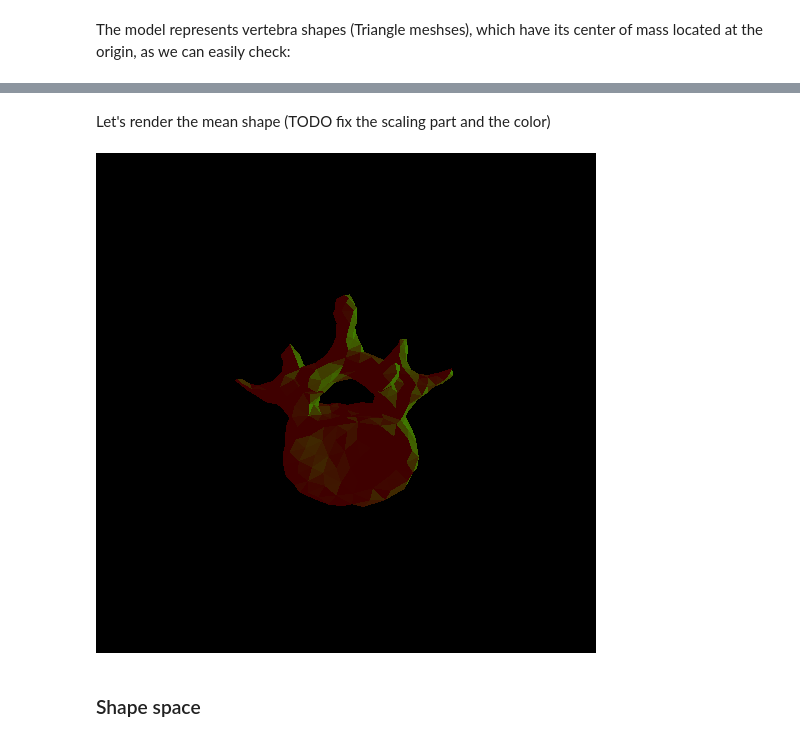
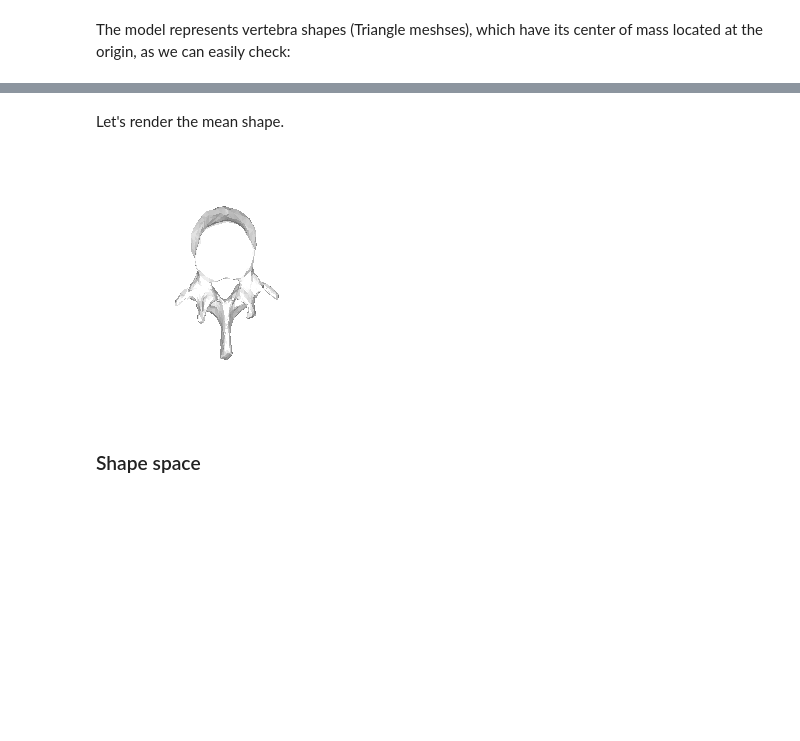
Before and after one commit to shape-the-world/big-data-africa-23, a Jupyter notebook: notebooks/shape-modelling.ipynb, the cells around one changed output, grey strips where cells are left out. Cells and saved outputs as stored; diff of their text form; code cells hidden in the pictures; blank space fills up the shorter version.

```diff
--- a/notebooks/shape-modelling.ipynb
+++ b/notebooks/shape-modelling.ipynb
@@ -67,11 +68,11 @@ Point3D(4.083663224605655E-7,1.1287652548763738E-9,-1.4573345315238573E-8)
 # %% [markdown]
-Let's render the mean shape (TODO fix the scaling part and the color)
+Let's render the mean shape.
 # %%
 def render(mesh : TriangleMesh[_3D]) : Unit =
-    Renderer.renderMesh(mesh.transform(Scaling3D(0.01)), RGB.Black, 500, 500).show()
+    Renderer.renderMesh(mesh, RGB.White, Point3D(0, 0, 300), 256, 256).show()
 render(meanShape)
 # %% [output]
-[figure, old version]
+[figure, new version]
 # %% [markdown]
 ### Shape space
 # %% [markdown]
```
Also changed, not shown: parts of 9 cells of this notebook, 11 other files.
